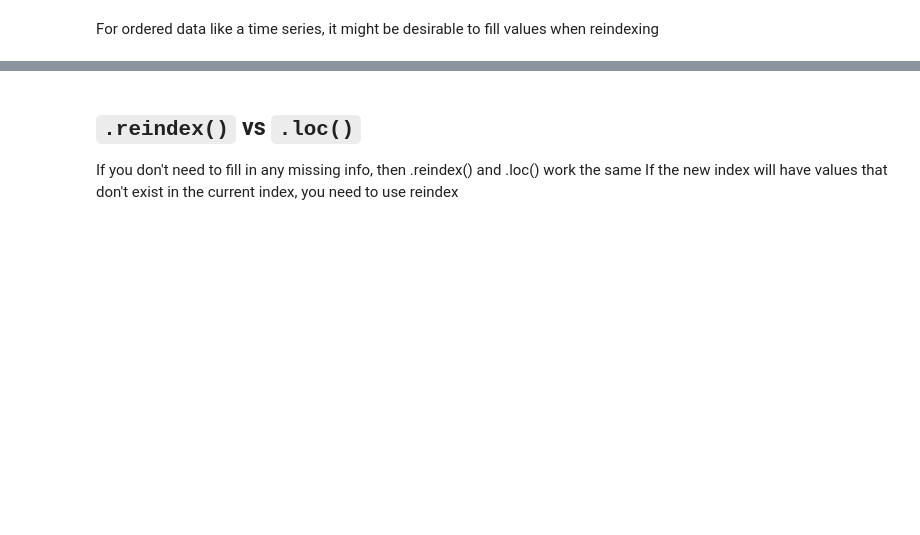
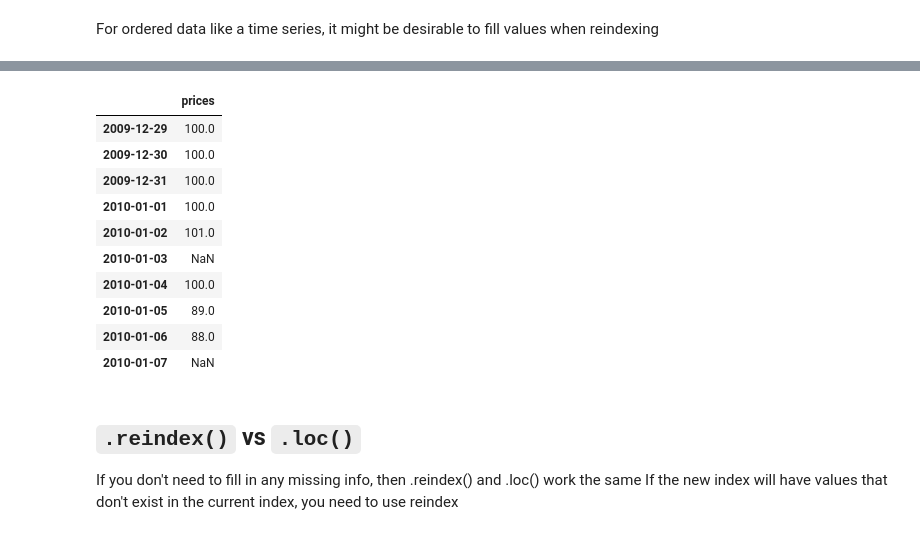
Before and after one commit to smileschen/2018-fa-stats131, a Jupyter notebook: 04-03.ipynb, the cells around one changed output, grey strips where cells are left out. Drawn from its saved outputs; the diff is of its cells as text; code cells hidden in the pictures; blank space fills up the shorter version.

```diff
--- a/04-03.ipynb
+++ b/04-03.ipynb
@@ -49,3 +133,17 @@ df2.reindex(date_index2)
+# %%
+df2.reindex(date_index2, method = 'bfill') # let me look up why the jan 3 isn't filled in
+# %% [output]
+|  | prices |
+| 2009-12-29 | 100.0 |
+| 2009-12-30 | 100.0 |
+| 2009-12-31 | 100.0 |
+| 2010-01-01 | 100.0 |
+| 2010-01-02 | 101.0 |
+| 2010-01-03 | NaN |
+| 2010-01-04 | 100.0 |
+| 2010-01-05 | 89.0 |
+| 2010-01-06 | 88.0 |
+| 2010-01-07 | NaN |
 # %% [markdown]
 ## `.reindex()` vs `.loc()`
 
```
Also changed, not shown: parts of 56 cells of this notebook.
